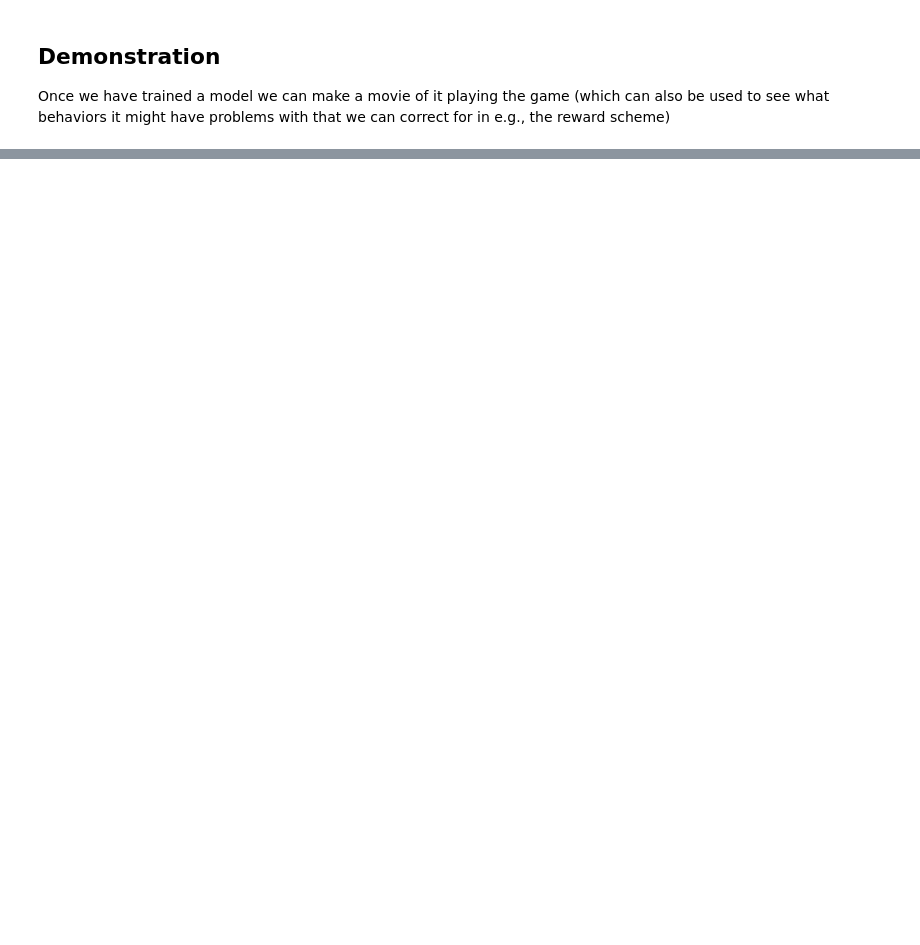
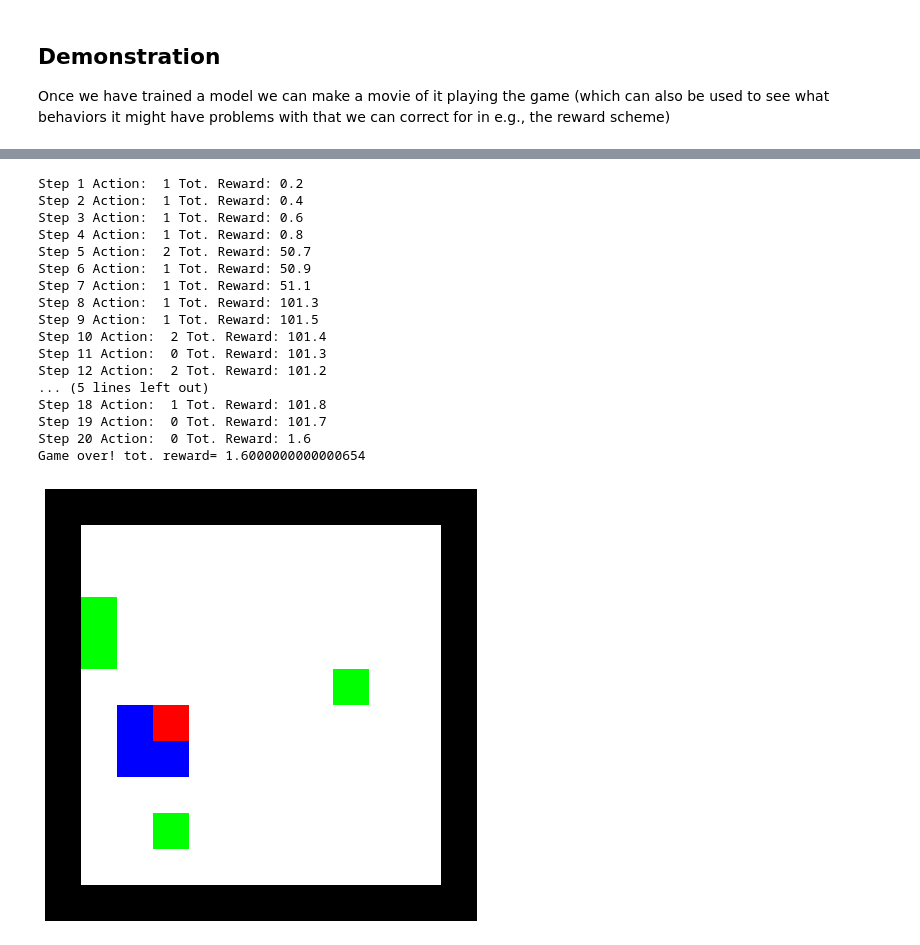
Before and after one commit to sanchitgulati/ML-notebooks, a Jupyter notebook: ppo_openAI_custom_game_reinforcement_learning.ipynb, the cells around one changed output, grey strips where cells are left out. Cells and saved outputs as stored; diff of their text form; code cells hidden in the pictures; blank space fills up the shorter version.

```diff
--- a/ppo_openAI_custom_game_reinforcement_learning.ipynb
+++ b/ppo_openAI_custom_game_reinforcement_learning.ipynb
@@ -293,31 +367,29 @@ eval_callback = EvalCallback(env, best_model_save_path='./log/',
 We are training the algorithm with moderate stepnumbers and manually adjust the parameters based on its perfomrance. Since we are always saving the best model we can experiment with different hyperparameters without worrying about messing up the model.
 # %%
 import time
-from stable_baselines3 import PPO
+from stable_baselines3 import PPO,DQN
 
 #Train the agent
-max_total_step_num = 1e6
+max_total_step_num = 1e6 #1e6
 
 def learning_rate_schedule(progress_remaining):
-    start_rate = 0.0001 #0.0003
+    # start_rate = 0.03 #0.0001
     #Can do more complicated ones like below
-    #stepnum = max_total_step_num*(1-progress_remaining)
-    #return 0.003 * np.piecewise(stepnum, [stepnum>=0, stepnum>4e4, stepnum>2e5, stepnum>3e5], [1.0,0.5,0.25,0.125 ])
-    return start_rate * progress_remaining #linearly decreasing
+    stepnum = max_total_step_num*(1-progress_remaining)
+    return 0.003 * np.piecewise(stepnum, [stepnum>=0, stepnum>4e4, stepnum>2e5, stepnum>3e5], [1.0,0.5,0.25,0.125 ])
+    # return start_rate * progress_remaining #linearly decreasing
 
 PPO_model_args = {
     "learning_rate": learning_rate_schedule, #decreasing learning rate #0.0003 #can be set to constant
-    "gamma": 0.99, #0.99, discount factor for futurer rewards, between 0 (only immediate reward matters) and 1 (future reward equivalent to immediate),
+    "gamma": 0.90, #0.99, discount factor for futurer rewards, between 0 (only immediate reward matters) and 1 (future reward equivalent to immediate),
     "verbose": 0, #change to 1 to get more info on training steps
     #"seed": 137, #fixing the random seed
-    "ent_coef": 0.0, #0, entropy coefficient, to encourage exploration
+    "ent_coef": 0.2, #0, entropy coefficient, to encourage exploration
     "clip_range": 0.2 #0.2, very roughly: probability of an action can not change by more than a factor 1+clip_range
 }
 starttime = time.time()
 model = PPO('MultiInputPolicy', env,**PPO_model_args)
 #Load previous best model parameters, we start from that
-if os.path.exists("log/best_model.zip"):
-    model.set_parameters("log/best_model.zip")
-model.learn(max_total_step_num,callback=eval_callback)
-dt = time.time()-starttime
-print("Calculation took %g hr %g min %g s"%(dt//3600, (dt//60)%60, dt%60) )
+# if os.path.exists("log/best_model.zip"):
+#     model.set_parameters("log/best_model.zip")
+#     print("WARNING: Loaded old model")
@@ -421,25 +510,42 @@ print("Best model's reward: %3.3g +/- %3.3g"%(mean_reward,std_reward))
 # %%
 # Test the trained agent and save animation
 obs = env.reset()
 #Framework to save animgif
 fig, ax = plt.subplots(figsize=(6,6))
 plt.axis('off')
 frames = []
 fps=18
 
 n_steps = 1000
 tot_reward = 0
 for step in range(n_steps):
     action, _ = model.predict(obs, deterministic=False)
     obs, reward, done, info = env.step(action)
     tot_reward += reward
     print("Step {}".format(step + 1),"Action: ", action, 'Tot. Reward: %g'%(tot_reward))
     #print('position=', obs['position'], 'direction=', obs['direction'])
     #env.render(mode='console')
     frames.append([ax.imshow(env.render(mode='rgb_array'), animated=True)])
     if done:
         print("Game over!", "tot. reward=", tot_reward)
         break
 fig.subplots_adjust(left=0, bottom=0, right=1, top=1, wspace=None, hspace=None) #to remove white bounding box
-anim = animation.ArtistAnimation(fig, frames, interval=int(1000/fps), blit=True,repeat_delay=1000)
-anim.save("snake_best.gif",dpi=150)
+# %% [output]
+Step 1 Action:  1 Tot. Reward: 0.2
+Step 2 Action:  1 Tot. Reward: 0.4
+Step 3 Action:  1 Tot. Reward: 0.6
+Step 4 Action:  1 Tot. Reward: 0.8
+Step 5 Action:  2 Tot. Reward: 50.7
+Step 6 Action:  1 Tot. Reward: 50.9
+Step 7 Action:  1 Tot. Reward: 51.1
+Step 8 Action:  1 Tot. Reward: 101.3
+Step 9 Action:  1 Tot. Reward: 101.5
+Step 10 Action:  2 Tot. Reward: 101.4
+Step 11 Action:  0 Tot. Reward: 101.3
+Step 12 Action:  2 Tot. Reward: 101.2
+... (5 lines left out)
+Step 18 Action:  1 Tot. Reward: 101.8
+Step 19 Action:  0 Tot. Reward: 101.7
+Step 20 Action:  0 Tot. Reward: 1.6
+Game over! tot. reward= 1.6000000000000654
+[figure, added]
```
Also changed, not shown: parts of 14 cells of this notebook.
